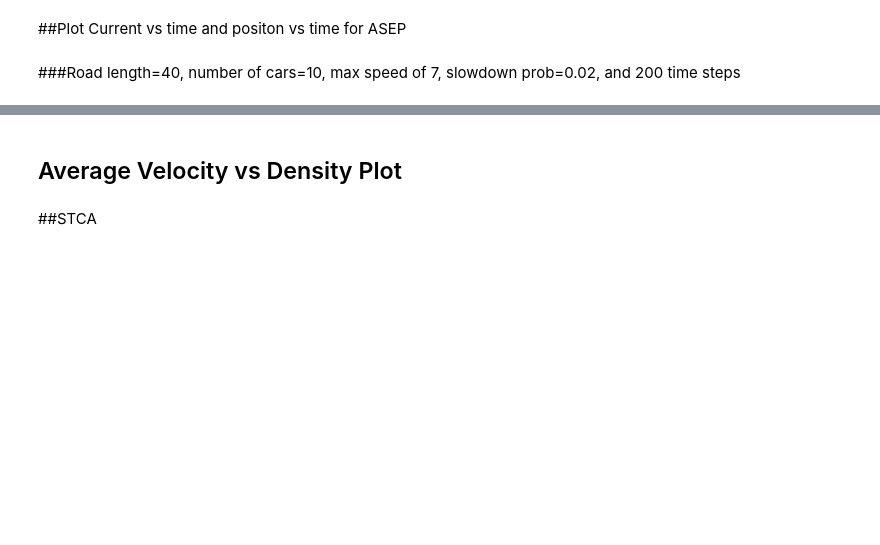
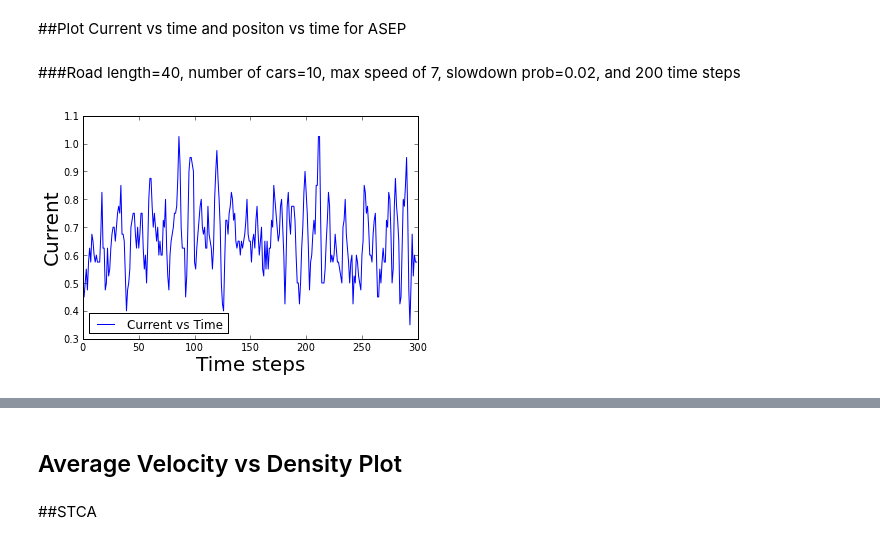
Before and after one commit to npilgram/PHYS202-S13, a Jupyter notebook: Project/Project2.ipynb, the cells around one changed output, grey strips where cells are left out. Cells and saved outputs as stored; diff of their text form; code cells hidden in the pictures; blank space fills up the shorter version.

```diff
--- a/Project/Project2.ipynb
+++ b/Project/Project2.ipynb
@@ -237,13 +293,15 @@ show()
 # %% [markdown]
 ###Road length=40, number of cars=10, max speed of 7, slowdown prob=0.02, and 200 time steps
 # %%
-u=traffic('ASEP',40,10,7,0.02,200)
+u=traffic('ASEP',40,10,5,0.25,300)
 density=10./40.
 current2=u[0]*density
 # %%
-plot(arange(200),current2,'b.',markersize=5, label='Current vs Time')
+plot(arange(300),current2,'b-',lw=1, label='Current vs Time')
 xlabel('Time steps', fontsize=20)
 ylabel('Current',fontsize=20)
 legend(loc=0)
 show()
+# %% [output]
+[figure, added]
 # %%
```
Also changed, not shown: parts of 29 cells of this notebook.
